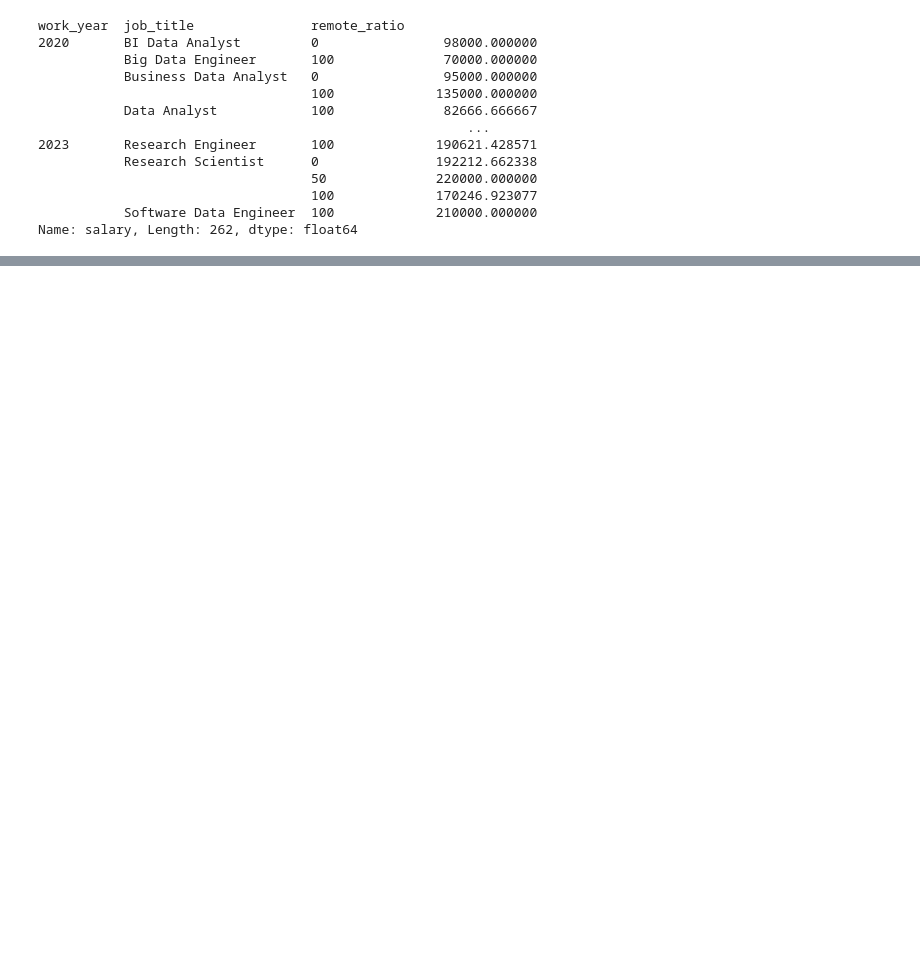
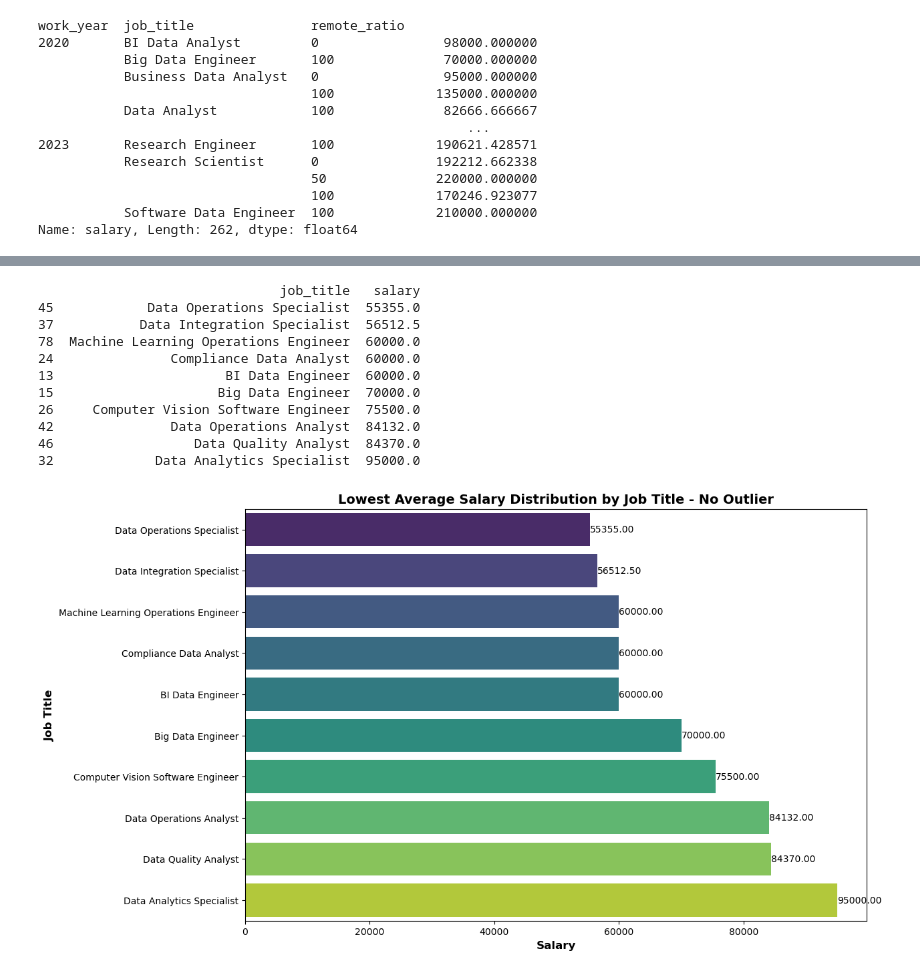
Before and after one commit to christian-a-smith/project-1, a Jupyter notebook: Average_salaries.ipynb, the cells around one changed output, grey strips where cells are left out. Cells and saved outputs as stored; diff of their text form; code cells hidden in the pictures; blank space fills up the shorter version.

```diff
--- a/Average_salaries.ipynb
+++ b/Average_salaries.ipynb
@@ -104,0 +219,27 @@ plt.show()
+# %%
+avg_salary_by_job_title_sorted_no_outlier_asc = avg_salary_by_job_title_no_outlier_desc.sort_values('salary', ascending=True).head(10)
+print(avg_salary_by_job_title_sorted_no_outlier_asc)
+plt.figure(figsize=(12, 8))
+ax = sns.barplot(x='salary', y='job_title', data=avg_salary_by_job_title_sorted_no_outlier_asc, palette='viridis')
+# Round the average salary to two decimal places
+for p in ax.patches:
+    salary = p.get_width()
+    ax.annotate(f'{salary:.2f}', (p.get_width(), p.get_y() + p.get_height() / 2), ha='left', va='center')
+ax.xaxis.set_major_formatter('{x:.0f}')
+plt.title('Lowest Average Salary Distribution by Job Title - No Outlier', fontsize=14, fontweight='bold')
+plt.xlabel('Salary', fontsize=12, fontweight='bold')
+plt.ylabel('Job Title', fontsize=12, fontweight='bold')
+plt.show()
+# %% [output]
+                               job_title   salary
+45            Data Operations Specialist  55355.0
+37           Data Integration Specialist  56512.5
+78  Machine Learning Operations Engineer  60000.0
+24               Compliance Data Analyst  60000.0
+13                      BI Data Engineer  60000.0
+15                     Big Data Engineer  70000.0
+26     Computer Vision Software Engineer  75500.0
+42               Data Operations Analyst  84132.0
+46                  Data Quality Analyst  84370.0
+32             Data Analytics Specialist  95000.0
+[figure, added]
```
Also changed, not shown: parts of 14 cells of this notebook, 1 other file.
